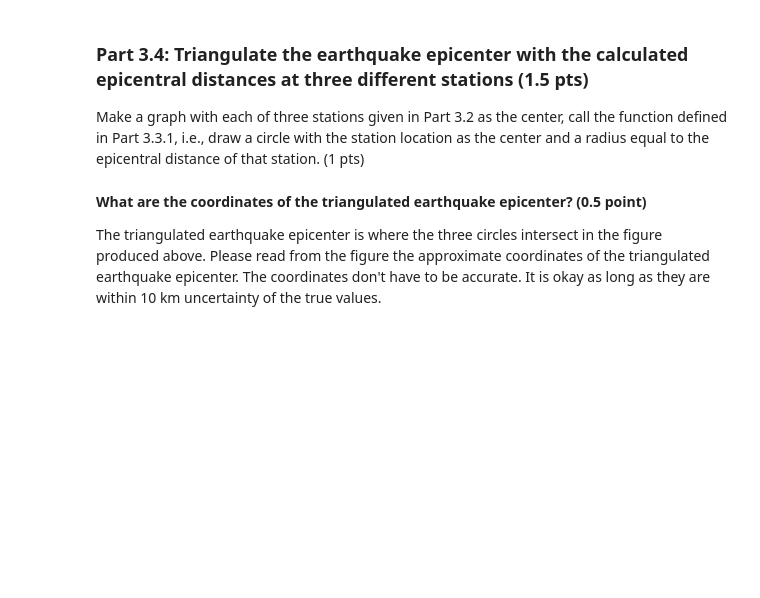
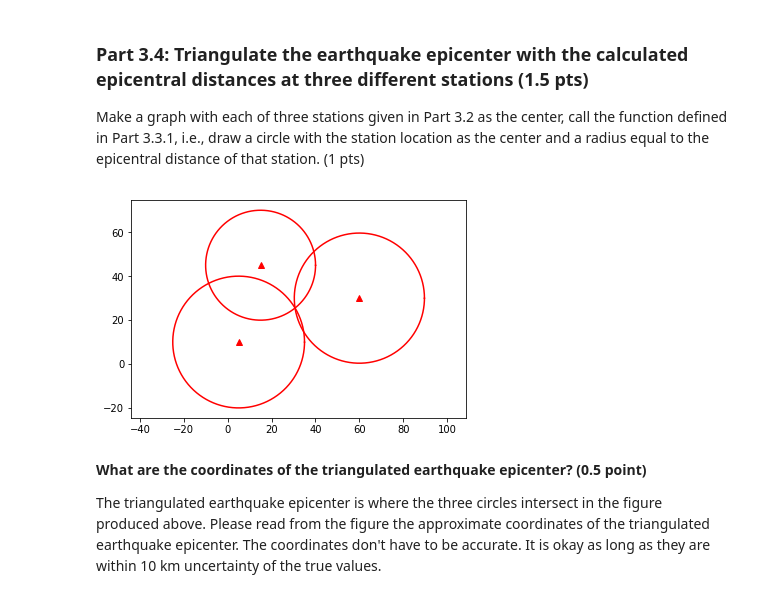
Before and after one commit to louxinyi/cmse202-f19-turnin, a Jupyter notebook: hw-04/HW-04_EarthquakeLocationForwardAndInverseProblems-Xinyi Lou.ipynb, the cells around one changed output. Cells and saved outputs as stored; diff of their text form; code cells hidden in the pictures; blank space fills up the shorter version.

```diff
--- a/hw-04/HW-04_EarthquakeLocationForwardAndInverseProblems-Xinyi Lou.ipynb
+++ b/hw-04/HW-04_EarthquakeLocationForwardAndInverseProblems-Xinyi Lou.ipynb
@@ -139,3 +137,8 @@ Let's still assume $V_p  = 5.5 $ km/s and $V_s  = 3.2 $ km/s. Please note that t
+# %%
+# Put your code here
+def SP_dist(v_p, v_s, time):
+    distance = (time*(v_s*v_p))/(v_p-v_s)
+    return distance
 # %% [markdown]
 ### Part 3.2: Calculate the epicentral distances based on the S-P differential travel times measured from three stations at different locations that recorded the same earthquake.  (0.5 pts)
 
@@ -159,3 +171,16 @@ The epicentral distance at any station tells you the information of how far the
+# %%
+# Put your code here
+import matplotlib.pyplot as plt
+% matplotlib inline
+def find_center(sta, dist):
+
+    theta = np.arange(0, 2*np.pi, 0.01)
+    x1 = sta[0] + dist * np.cos(theta)
+    y1 = sta[1] + dist * np.sin(theta)
+
+    plt.plot(sta[0],sta[1],'r^')
+    plt.plot(x1,y1,'r')
+    plt.axis('equal')
 # %% [markdown]
 ### Part 3.4: Triangulate the earthquake epicenter with the calculated epicentral distances at three different stations (1.5 pts)
 
@@ -165,3 +188,14 @@ Make a graph with each of three stations given in Part 3.2 as the center, call t
+# %%
+# Put your code here
+dist1 = np.round(SP_dist(5.5, 3.2, 3.922),3)
+dist2 = np.round(SP_dist(5.5, 3.2, 3.272),3)
+dist3 = np.round(SP_dist(5.5, 3.2, 3.874),3)
+
+find_center((5,10),dist1)
+find_center((15,45),dist2)
+find_center((60,30),dist3)
+# %% [output]
+[figure, added]
 # %% [markdown]
 **What are the coordinates of the triangulated earthquake epicenter? (0.5 point)**
 
```
Also changed, not shown: parts of 7 cells of this notebook.
